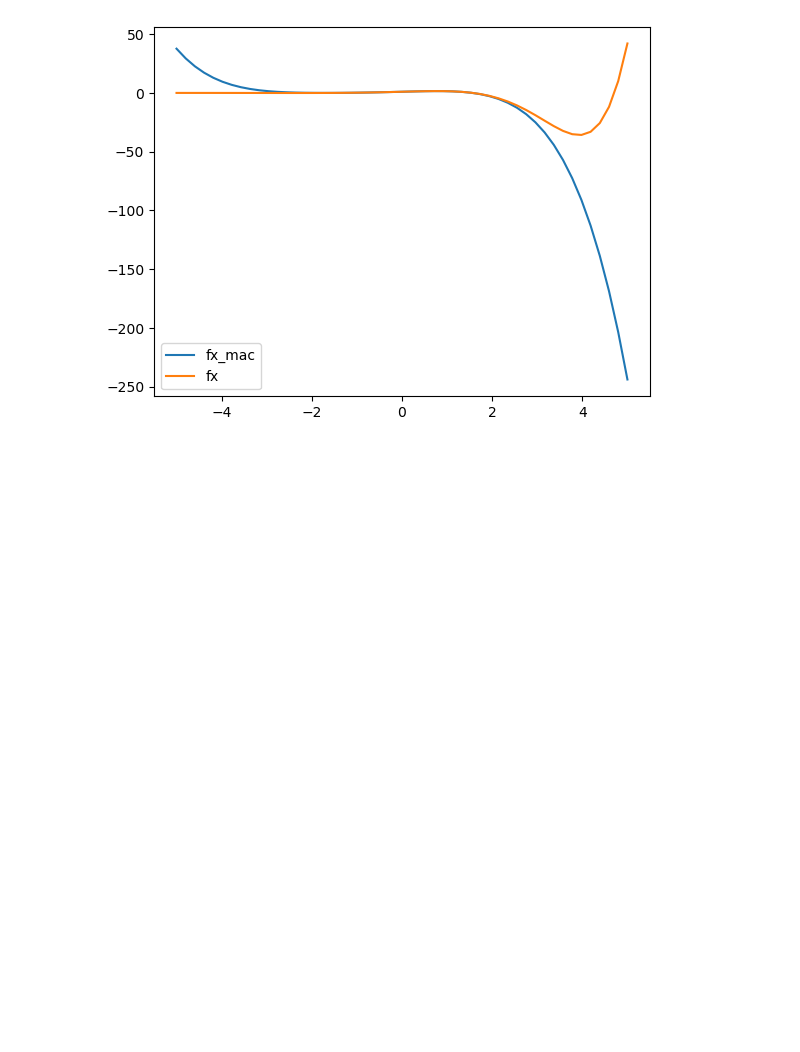
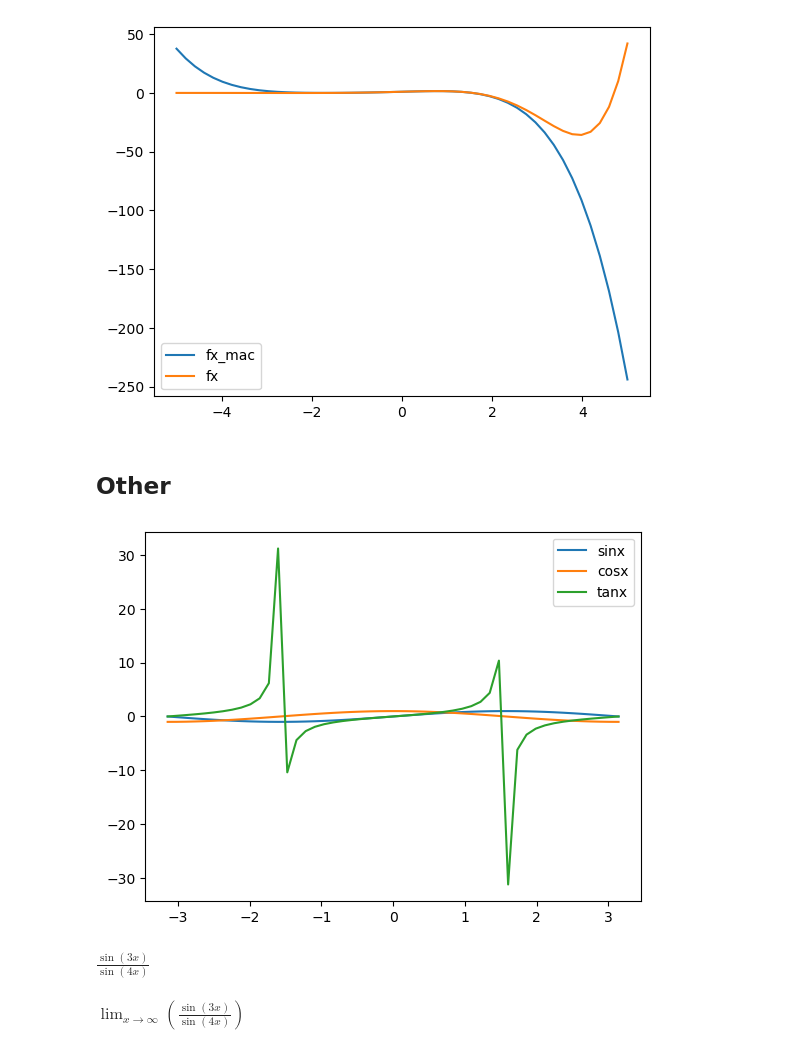
Before and after one commit to ChirasthiT/Advanced-Mathematics-Revision-python, a Jupyter notebook: revision.ipynb, the cells around one changed output. Drawn from its saved outputs; the diff is of its cells as text; code cells hidden in the pictures; blank space fills up the shorter version.

Commit message:
Other additions

```diff
--- a/revision.ipynb
+++ b/revision.ipynb
@@ -457,3 +457,25 @@ plt.legend()
 plt.show()
 # %% [output]
 [figure]
+# %% [markdown]
+## Other
+# %%
+# sin cos tan plotting
+x_range = np.linspace(-1 * np.pi, 1 * np.pi)
+plt.plot(x_range, sym.lambdify(x, sym.sin(x))(x_range), label='sinx')
+plt.plot(x_range, sym.lambdify(x, sym.cos(x))(x_range), label='cosx')
+plt.plot(x_range, sym.lambdify(x, sym.tan(x))(x_range), label='tanx')
+plt.legend()
+plt.show()
+# %% [output]
+[figure, added]
+# %%
+# limits
+fx = sym.sin(3 * x) / sym.sin(4 * x)
+fx
+# %% [output]
+$\displaystyle \frac{\sin{\left(3 x \right)}}{\sin{\left(4 x \right)}}$
+# %%
+sym.Limit(fx, x, sym.oo)
+# %% [output]
+$\displaystyle \lim_{x \to \infty}\left(\frac{\sin{\left(3 x \right)}}{\sin{\left(4 x \right)}}\right)$
```
